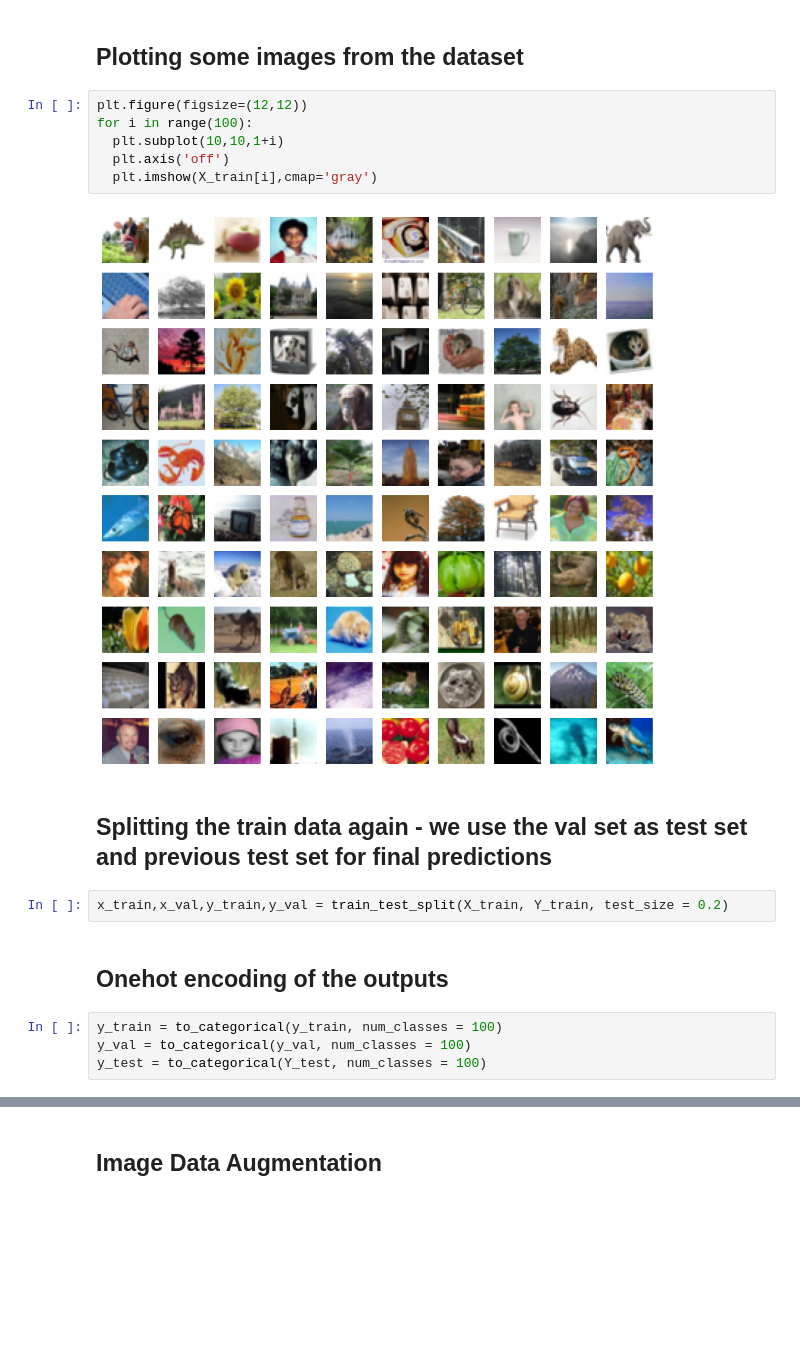
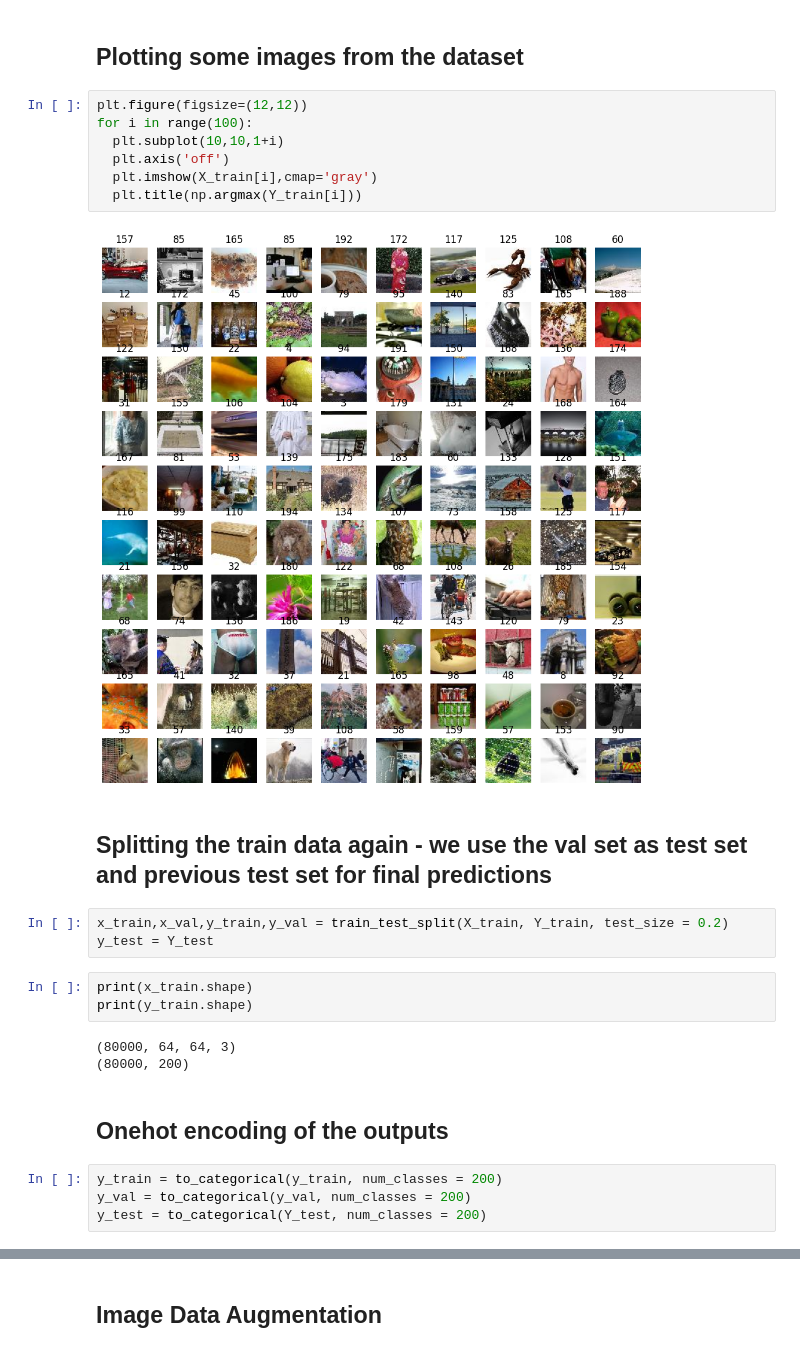
Before and after one commit to yourfriendjacob/js-spring-cs5567, a Jupyter notebook: Final/resnet.ipynb, the cells around one changed output, grey strips where cells are left out. Saved outputs shown, nothing was run; the diff lists cells and outputs as text; blank space fills up the shorter version.

```diff
--- a/Final/resnet.ipynb
+++ b/Final/resnet.ipynb
@@ -54,18 +128,26 @@ def plot_acc_loss(result):
 # %%
 plt.figure(figsize=(12,12))
 for i in range(100):
   plt.subplot(10,10,1+i)
   plt.axis('off')
   plt.imshow(X_train[i],cmap='gray')
+  plt.title(np.argmax(Y_train[i]))
 # %% [output]
-[figure, old version]
+[figure, new version]
 # %% [markdown]
 ## Splitting the train data again - we use the val set as test set and previous test set for final predictions
 # %%
 x_train,x_val,y_train,y_val = train_test_split(X_train, Y_train, test_size = 0.2)
+y_test = Y_test
+# %%
+print(x_train.shape)
+print(y_train.shape)
+# %% [output]
+(80000, 64, 64, 3)
+(80000, 200)
 # %% [markdown]
 ##  Onehot encoding of the outputs
 # %%
-y_train = to_categorical(y_train, num_classes = 100)
-y_val = to_categorical(y_val, num_classes = 100)
-y_test = to_categorical(Y_test, num_classes = 100)
+y_train = to_categorical(y_train, num_classes = 200)
+y_val = to_categorical(y_val, num_classes = 200)
+y_test = to_categorical(Y_test, num_classes = 200)
```
Also changed, not shown: parts of 18 cells of this notebook.
